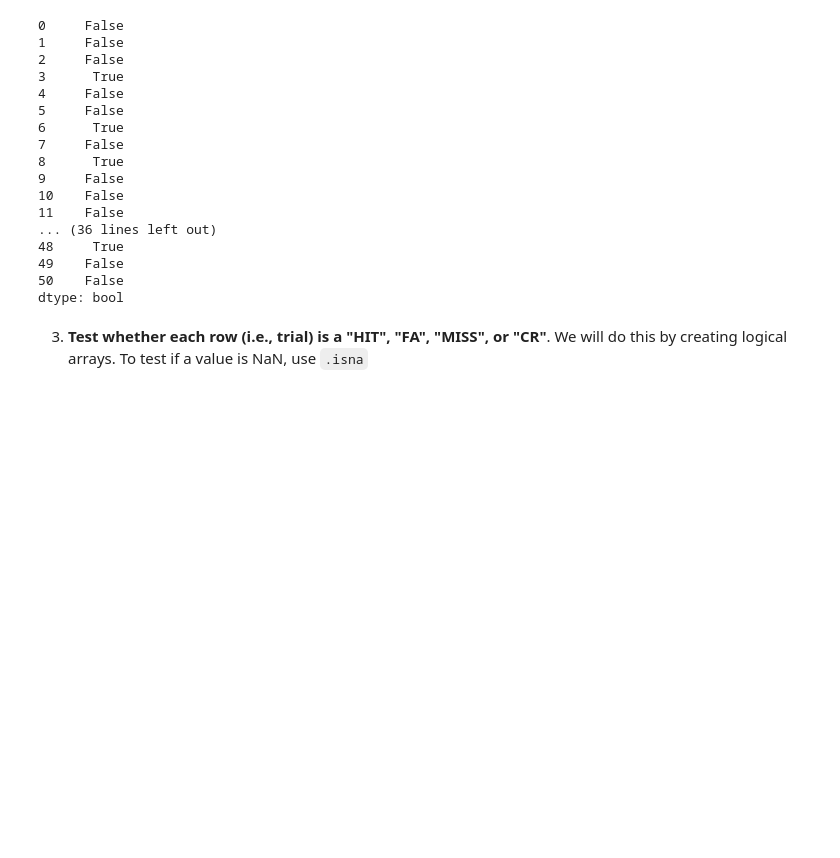
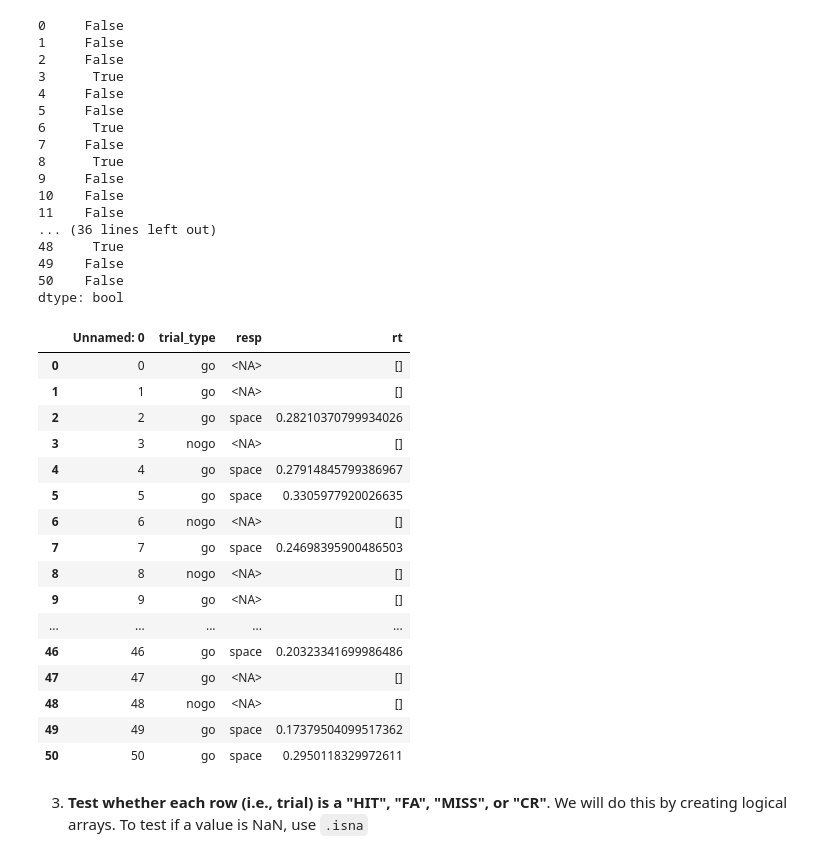
Before and after one commit to rahalejr/PSYCH_186C, a Jupyter notebook: lab6_data_processing_basics/lab6_worksheet.ipynb, the cells around one changed output. Saved outputs shown, nothing was run; the diff lists cells and outputs as text; code cells hidden in the pictures; blank space fills up the shorter version.

```diff
--- a/lab6_data_processing_basics/lab6_worksheet.ipynb
+++ b/lab6_data_processing_basics/lab6_worksheet.ipynb
@@ -42,6 +58,26 @@ cr_la
 49    False
 50    False
 dtype: bool
+# %%
+subject_df
+# %% [output]
+|  | Unnamed: 0 | trial_type | resp | rt |
+| 0 | 0 | go | <NA> | [] |
+| 1 | 1 | go | <NA> | [] |
+| 2 | 2 | go | space | 0.28210370799934026 |
+| 3 | 3 | nogo | <NA> | [] |
+| 4 | 4 | go | space | 0.27914845799386967 |
+| 5 | 5 | go | space | 0.3305977920026635 |
+| 6 | 6 | nogo | <NA> | [] |
+| 7 | 7 | go | space | 0.24698395900486503 |
+| 8 | 8 | nogo | <NA> | [] |
+| 9 | 9 | go | <NA> | [] |
+| ... | ... | ... | ... | ... |
+| 46 | 46 | go | space | 0.20323341699986486 |
+| 47 | 47 | go | <NA> | [] |
+| 48 | 48 | nogo | <NA> | [] |
+| 49 | 49 | go | space | 0.17379504099517362 |
+| 50 | 50 | go | space | 0.2950118329972611 |
 # %%
 #convert empty responses: "[]", to NA
 
```
Also changed, not shown: parts of 11 cells of this notebook, 23 other files.
